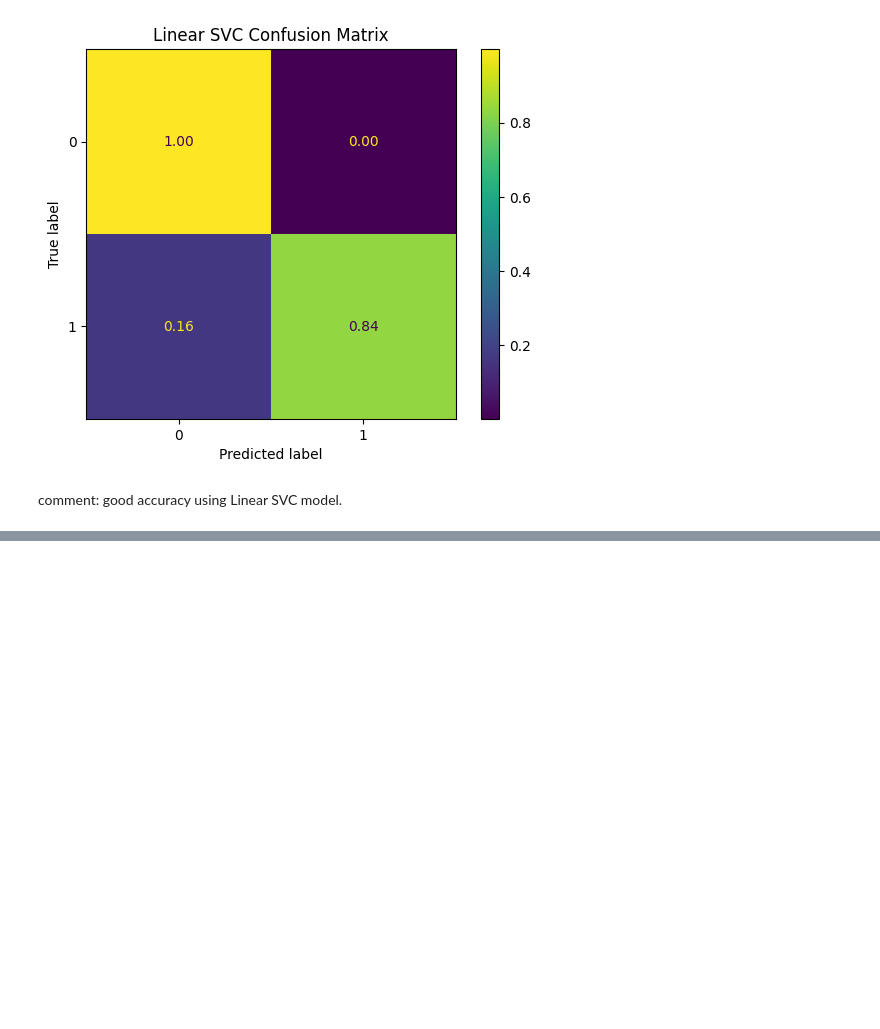
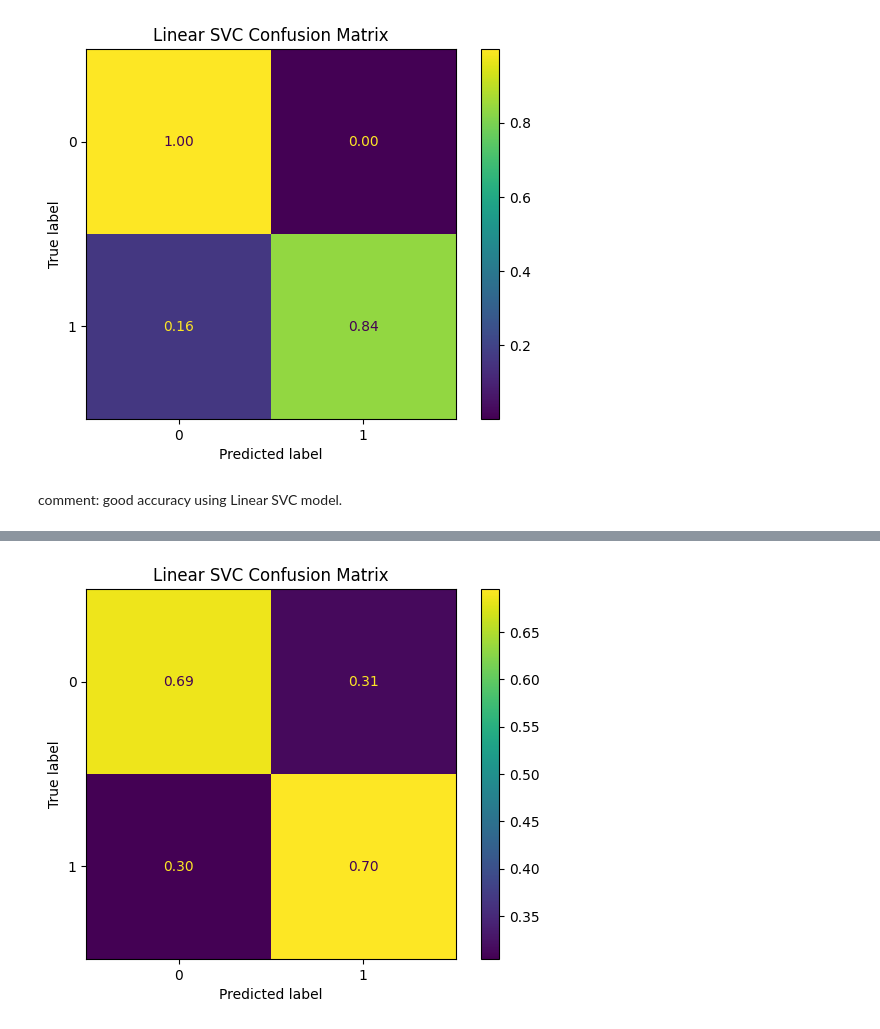
Before and after one commit to mw1296/DSAN5300, a Jupyter notebook: dsan5300_group1_final_project/code.ipynb, the cells around one changed output, grey strips where cells are left out. Cells and saved outputs as stored; diff of their text form; code cells hidden in the pictures; blank space fills up the shorter version.

```diff
--- a/dsan5300_group1_final_project/code.ipynb
+++ b/dsan5300_group1_final_project/code.ipynb
@@ -1112,0 +1332,35 @@ comment: good accuracy using Linear SVC model.
+# %%
+# [yes, no] --> [1,0]
+# [female, male] --> [1,0]
+cols1 = ['EF3_a','EF3_b','EF3_c','EF3_d','EF3_e','EF3_f','EF3_g','EF3_h','I41_c','I41_e','A1_a','A1_b','A1_c',
+         'EF5C','EF1','SL6','ppgender','BNPL1']
+map_cols1 = {
+    "Yes": 1,
+    "No": 0,
+    "Female": 1,
+    "Male": 0
+}
+
+for c in cols1:
+  data[c] = data[c].map(map_cols1)
+# %%
+# OHE for multi-class categorical columns
+cols2=['I20','ppfs0596','ppeducat','ppethm','ppinc7','ppemploy','ppmarit5','ppagecat','ppfs1482','B3','A6','C4A','L0C']
+
+cols2_dummies = {}
+for c in cols2:
+    cols2_dummies[c] = pd.get_dummies(data[c], prefix=c).astype(int)
+
+data = pd.concat([data, pd.concat(cols2_dummies.values(), axis=1)], axis=1)
+# %%
+# multi-class to ordinal
+cols3 = ['X12_a','X12_b','X12_c','X12_d','X12_e','X12_f','X12_g']
+
+map_cols3 = ({
+    'Not a concern': 0,
+    'Minor concern': 1,
+    'Major concern': 2
+})
+
+for c in cols3:
+  data[c] = data[c].map(map_cols3)
@@ -1112,0 +1561,8 @@ comment: good accuracy using Linear SVC model.
+# %%
+cm = confusion_matrix(y_test, y_pred, normalize='true')
+BNPL1_svc_cm_plot = ConfusionMatrixDisplay(cm)
+BNPL1_svc_cm_plot.plot(values_format=".2f")
+plt.title('Linear SVC Confusion Matrix')
+plt.show()
+# %% [output]
+[figure, added]
```
Also changed, not shown: parts of 24 cells of this notebook, 1 other file.
